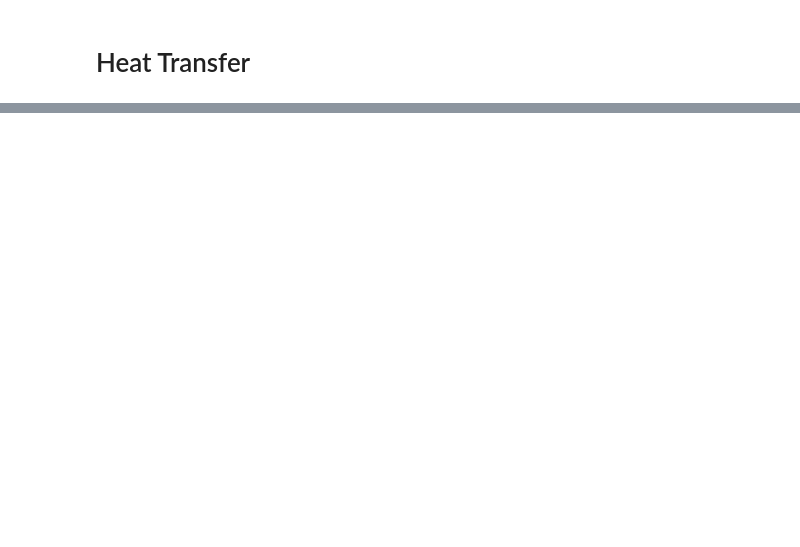
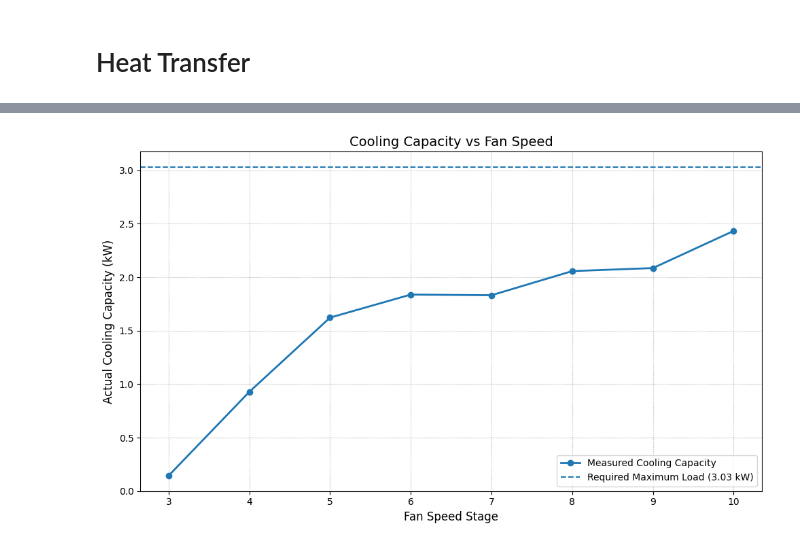
Before and after one commit to tharindu33333/ME421-Mechanical-Systems-Lab-A2, a Jupyter notebook: Heat Transfer/E_20_238_Heat_Transfer.ipynb, the cells around one changed output, grey strips where cells are left out. Cells and saved outputs as stored; diff of their text form; code cells hidden in the pictures; blank space fills up the shorter version.

```diff
--- a/Heat Transfer/E_20_238_Heat_Transfer.ipynb
+++ b/Heat Transfer/E_20_238_Heat_Transfer.ipynb
@@ -28,0 +414,95 @@ As the group of engineers for the factory, analyze the suitability of the availa
+# %%
+import numpy as np
+import pandas as pd
+import matplotlib.pyplot as plt
+
+# ================= 1. Experimental Dataset =================
+# Fan speed performance data (Stages 3–10)
+
+fan_data = {
+    "fan_stage": [3, 4, 5, 6, 7, 8, 9, 10],
+    "Tdb_in":  [29.9, 30.0, 29.2, 29.2, 29.4, 29.0, 28.7, 29.4],
+    "Twb_in":  [25.3, 24.9, 23.7, 23.3, 23.2, 23.1, 22.9, 23.2],
+    "Tdb_out": [24.3, 20.4, 20.8, 21.4, 21.5, 21.2, 21.3, 19.9],
+    "Twb_out": [19.7, 16.6, 16.2, 18.0, 18.2, 17.6, 17.4, 16.5],
+    "velocity": [0.6, 2.8, 5.6, 8.8, 9.3, 9.6, 9.8, 9.5]  # m/s
+}
+
+df = pd.DataFrame(fan_data)
+
+# ================= 2. Constants & Duct Geometry =================
+
+P_atm = 101.325        # kPa
+rho_air = 1.2          # kg/m³
+duct_diam = 0.11       # 110 mm circular duct (m)
+
+# Cross-sectional area (m²)
+area = (np.pi * duct_diam**2) / 4
+
+
+def moist_air_enthalpy(Tdb, Twb):
+    """
+    Calculate moist air enthalpy (kJ/kg dry air)
+    using standard psychrometric relationships.
+    """
+
+    # Saturation vapor pressure at wet bulb temperature (kPa)
+    Pws = 0.61078 * np.exp((17.27 * Twb) / (Twb + 237.3))
+
+    # Actual vapor pressure (kPa)
+    Pv = Pws - 0.000662 * P_atm * (Tdb - Twb)
+
+    # Humidity ratio (kg/kg dry air)
+    omega = 0.62194 * Pv / (P_atm - Pv)
+
+    # Enthalpy equation (kJ/kg dry air)
+    h = (1.006 * Tdb) + omega * (2501 + 1.86 * Tdb)
+
+    return h
+
+
+# ================= 3. Thermodynamic Performance =================
+
+# Compute inlet and outlet enthalpies
+df["h_in"] = df.apply(lambda x: moist_air_enthalpy(x["Tdb_in"], x["Twb_in"]), axis=1)
+df["h_out"] = df.apply(lambda x: moist_air_enthalpy(x["Tdb_out"], x["Twb_out"]), axis=1)
+
+# Mass flow rate (kg/s)
+df["m_dot"] = rho_air * area * df["velocity"]
+
+# Cooling capacity (kW)
+df["Q_kW"] = df["m_dot"] * (df["h_in"] - df["h_out"])
+
+
+# ================= 4. Graphical Analysis =================
+
+plt.figure(figsize=(10,6))
+
+plt.plot(df["fan_stage"],
+         df["Q_kW"],
+         marker='o',
+         linestyle='-',
+         linewidth=2,
+         label="Measured Cooling Capacity")
+
+# Required maximum design load
+plt.axhline(y=3.03, linestyle='--', linewidth=1.5,
+            label="Required Maximum Load (3.03 kW)")
+
+plt.title("Cooling Capacity vs Fan Speed", fontsize=14)
+plt.xlabel("Fan Speed Stage", fontsize=12)
+plt.ylabel("Actual Cooling Capacity (kW)", fontsize=12)
+
+plt.grid(True, linestyle=':')
+plt.legend()
+
+plt.tight_layout()
+plt.show()
+
+
+# ================= 5. Final Summary Output =================
+
+print("\n--- HVAC Cooling Performance Summary ---")
+print(df[["fan_stage", "velocity", "Q_kW"]].to_string(index=False))
+# %% [output]
+[figure, added]
```
Also changed, not shown: parts of 10 cells of this notebook.
